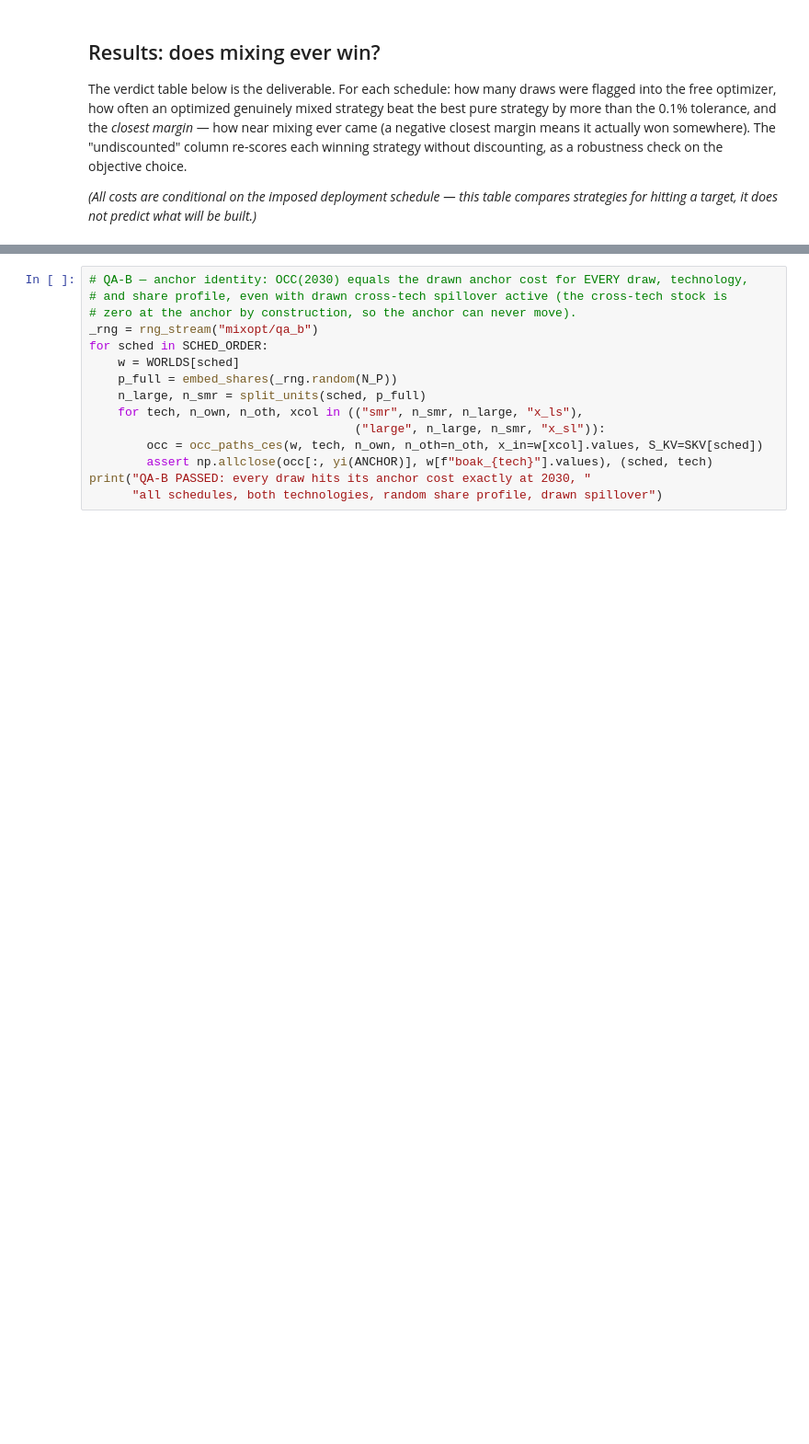
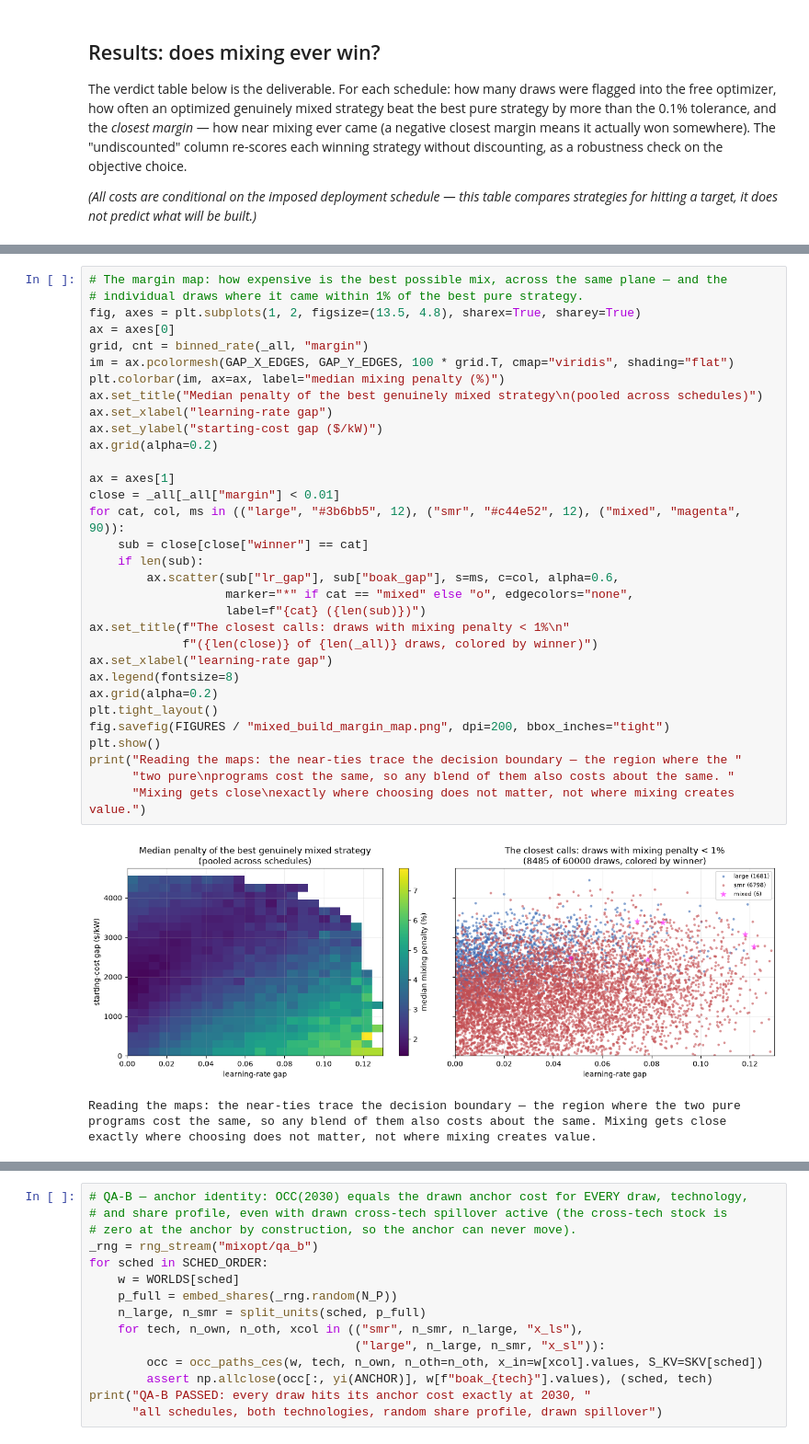
Before and after one commit to Ethan-s-PhD/ReEDS-nuclear-learning, a Jupyter notebook: z-ethan/mc/mixed_build_optimizer.ipynb, the cells around one changed output, grey strips where cells are left out. Shown at 92% size. Drawn from its saved outputs; the diff is of its cells as text; blank space fills up the shorter version.

```diff
--- a/z-ethan/mc/mixed_build_optimizer.ipynb
+++ b/z-ethan/mc/mixed_build_optimizer.ipynb
@@ -1076,0 +1145,37 @@ rho_boak
+# %%
+# The margin map: how expensive is the best possible mix, across the same plane — and the
+# individual draws where it came within 1% of the best pure strategy.
+fig, axes = plt.subplots(1, 2, figsize=(13.5, 4.8), sharex=True, sharey=True)
+ax = axes[0]
+grid, cnt = binned_rate(_all, "margin")
+im = ax.pcolormesh(GAP_X_EDGES, GAP_Y_EDGES, 100 * grid.T, cmap="viridis", shading="flat")
+plt.colorbar(im, ax=ax, label="median mixing penalty (%)")
+ax.set_title("Median penalty of the best genuinely mixed strategy\n(pooled across schedules)")
+ax.set_xlabel("learning-rate gap")
+ax.set_ylabel("starting-cost gap ($/kW)")
+ax.grid(alpha=0.2)
+
+ax = axes[1]
+close = _all[_all["margin"] < 0.01]
+for cat, col, ms in (("large", "#3b6bb5", 12), ("smr", "#c44e52", 12), ("mixed", "magenta", 90)):
+    sub = close[close["winner"] == cat]
+    if len(sub):
+        ax.scatter(sub["lr_gap"], sub["boak_gap"], s=ms, c=col, alpha=0.6,
+                   marker="*" if cat == "mixed" else "o", edgecolors="none",
+                   label=f"{cat} ({len(sub)})")
+ax.set_title(f"The closest calls: draws with mixing penalty < 1%\n"
+             f"({len(close)} of {len(_all)} draws, colored by winner)")
+ax.set_xlabel("learning-rate gap")
+ax.legend(fontsize=8)
+ax.grid(alpha=0.2)
+plt.tight_layout()
+fig.savefig(FIGURES / "mixed_build_margin_map.png", dpi=200, bbox_inches="tight")
+plt.show()
+print("Reading the maps: the near-ties trace the decision boundary — the region where the "
+      "two pure\nprograms cost the same, so any blend of them also costs about the same. "
+      "Mixing gets close\nexactly where choosing does not matter, not where mixing creates value.")
+# %% [output]
+[figure, added]
+Reading the maps: the near-ties trace the decision boundary — the region where the two pure
+programs cost the same, so any blend of them also costs about the same. Mixing gets close
+exactly where choosing does not matter, not where mixing creates value.
```
Also changed, not shown: parts of 29 cells of this notebook, 11 other files.
